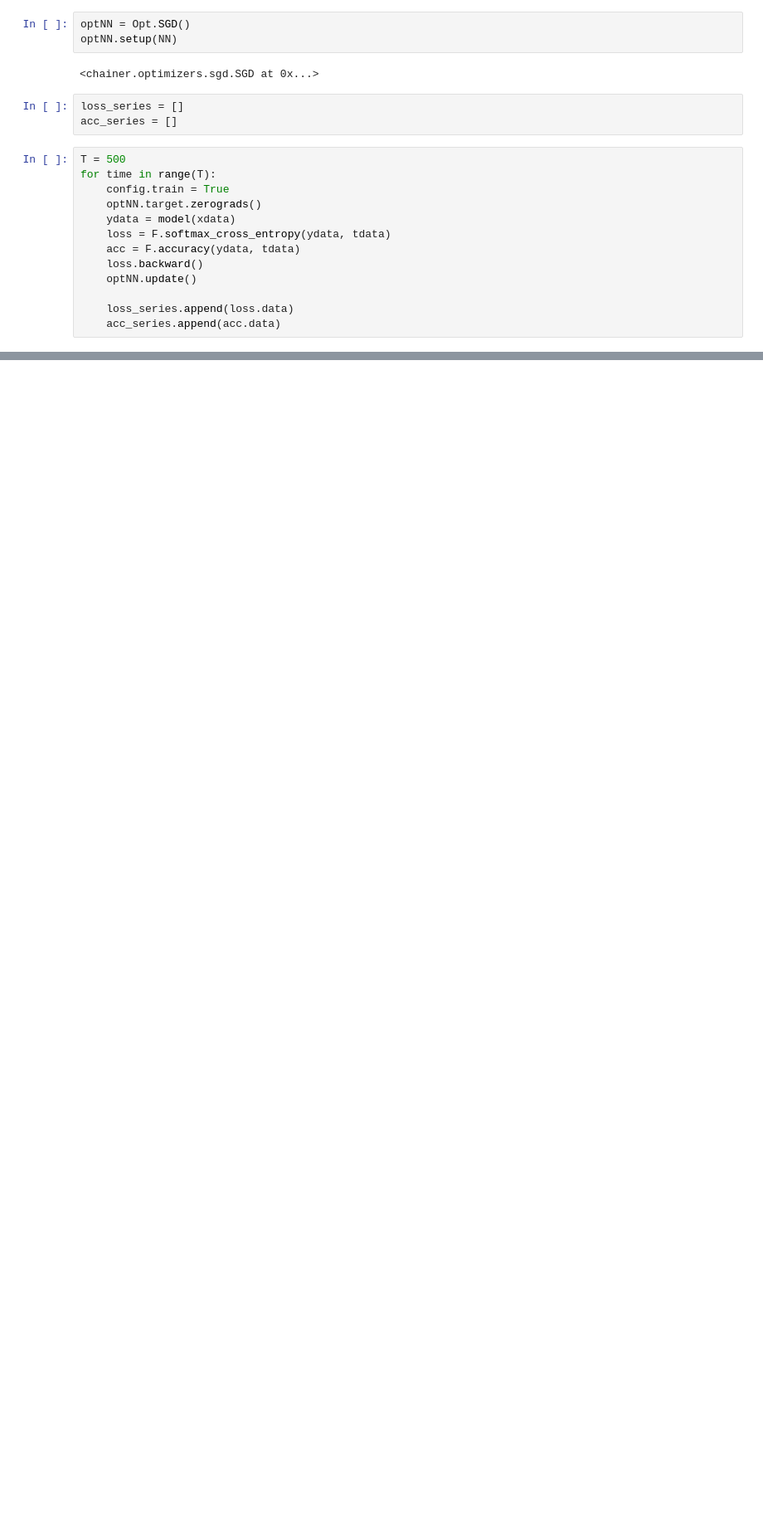
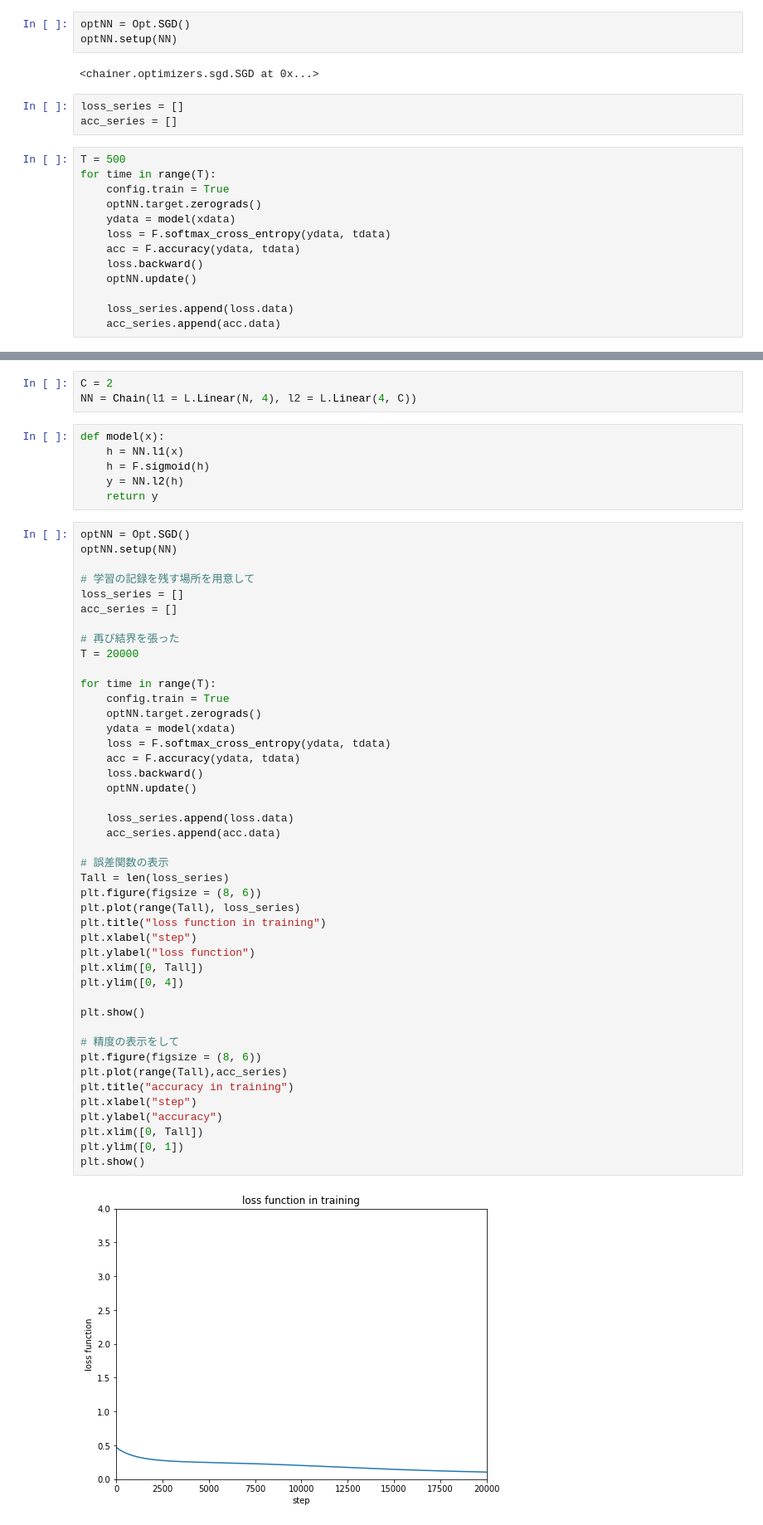
Before and after one commit to HidehikoMURAO/Machine-learning-with-Python, a Jupyter notebook: Chapter2.ipynb, the cells around one changed output, grey strips where cells are left out. Shown at 83% size. Saved outputs shown, nothing was run; the diff lists cells and outputs as text; blank space fills up the shorter version.

```diff
--- a/Chapter2.ipynb
+++ b/Chapter2.ipynb
@@ -98,0 +99,55 @@ plt.show()
+# %%
+C = 2
+NN = Chain(l1 = L.Linear(N, 4), l2 = L.Linear(4, C))
+# %%
+def model(x):
+    h = NN.l1(x)
+    h = F.sigmoid(h)
+    y = NN.l2(h)
+    return y
+# %%
+optNN = Opt.SGD()
+optNN.setup(NN)
+
+# 学習の記録を残す場所を用意して
+loss_series = []
+acc_series = []
+
+# 再び結界を張った
+T = 20000
+
+for time in range(T):
+    config.train = True
+    optNN.target.zerograds()
+    ydata = model(xdata)
+    loss = F.softmax_cross_entropy(ydata, tdata)
+    acc = F.accuracy(ydata, tdata)
+    loss.backward()
+    optNN.update()
+
+    loss_series.append(loss.data)
+    acc_series.append(acc.data)
+
+# 誤差関数の表示
+Tall = len(loss_series)
+plt.figure(figsize = (8, 6))
+plt.plot(range(Tall), loss_series)
+plt.title("loss function in training")
+plt.xlabel("step")
+plt.ylabel("loss function")
+plt.xlim([0, Tall])
+plt.ylim([0, 4])
+
+plt.show()
+
+# 精度の表示をして
+plt.figure(figsize = (8, 6))
+plt.plot(range(Tall),acc_series)
+plt.title("accuracy in training")
+plt.xlabel("step")
+plt.ylabel("accuracy")
+plt.xlim([0, Tall])
+plt.ylim([0, 1])
+plt.show()
+# %% [output]
+[figure, added]
```
Also changed, not shown: parts of 5 cells of this notebook.
